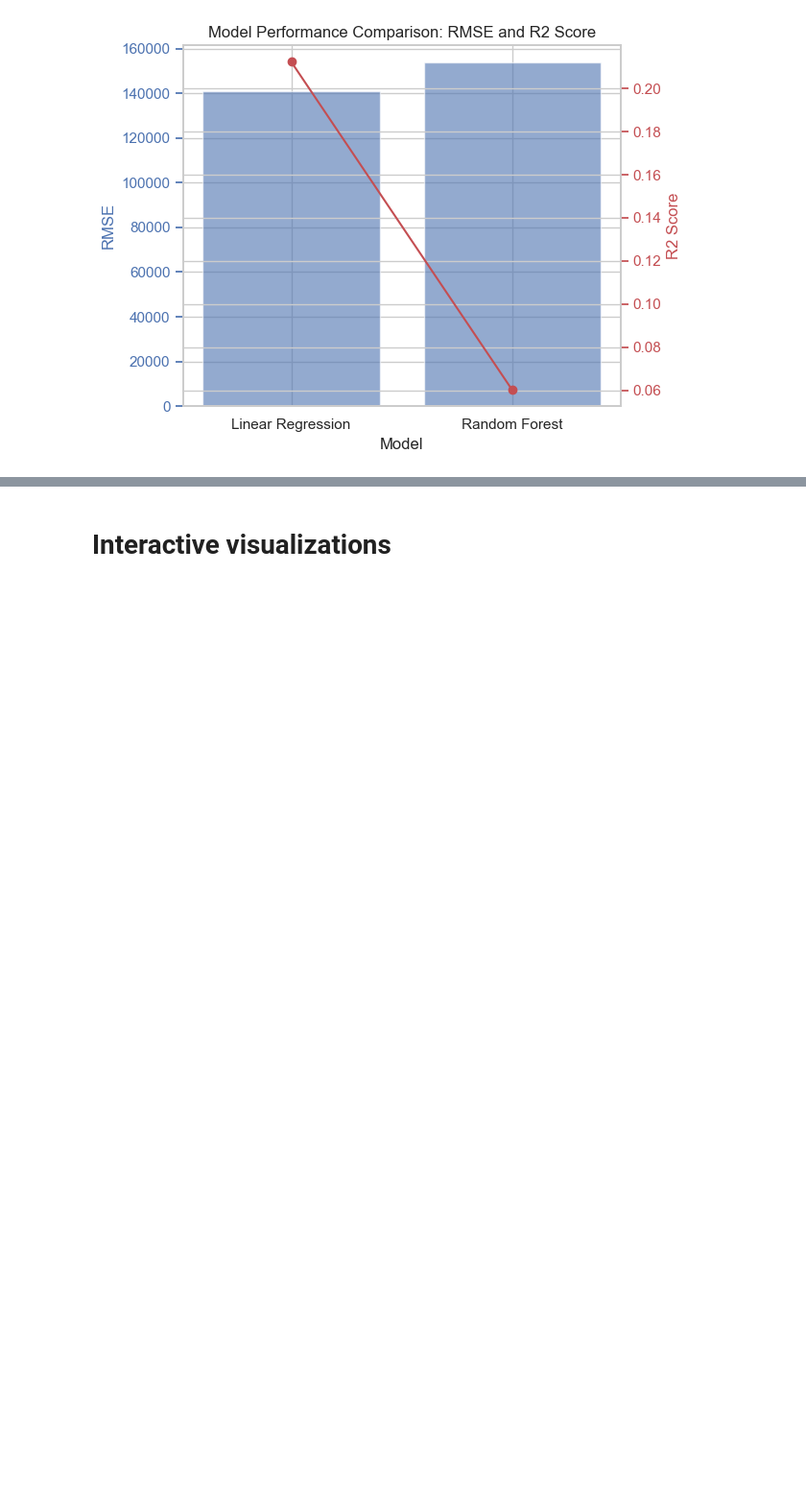
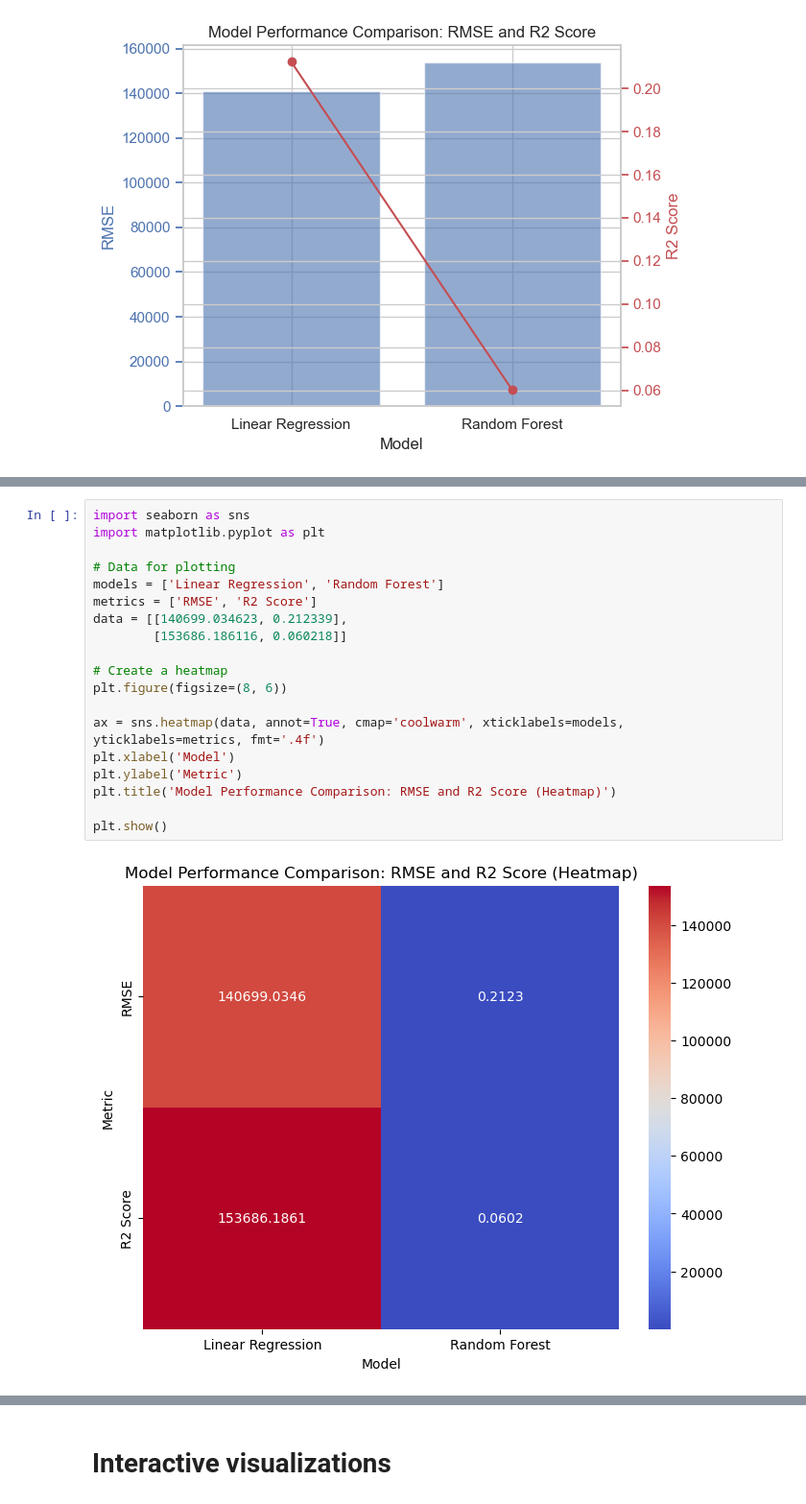
Before and after one commit to sba23022/sba23022, a Jupyter notebook: CA2_TransportFlowForecast_Analysis-checkpoint.ipynb, the cells around one changed output, grey strips where cells are left out. Shown at 96% size. Saved outputs shown, nothing was run; the diff lists cells and outputs as text; blank space fills up the shorter version.

```diff
--- a/CA2_TransportFlowForecast_Analysis-checkpoint.ipynb
+++ b/CA2_TransportFlowForecast_Analysis-checkpoint.ipynb
@@ -2131,0 +2250,21 @@ plt.show()
+# %%
+import seaborn as sns
+import matplotlib.pyplot as plt
+
+# Data for plotting
+models = ['Linear Regression', 'Random Forest']
+metrics = ['RMSE', 'R2 Score']
+data = [[140699.034623, 0.212339],
+        [153686.186116, 0.060218]]
+
+# Create a heatmap
+plt.figure(figsize=(8, 6))
+
+ax = sns.heatmap(data, annot=True, cmap='coolwarm', xticklabels=models, yticklabels=metrics, fmt='.4f')
+plt.xlabel('Model')
+plt.ylabel('Metric')
+plt.title('Model Performance Comparison: RMSE and R2 Score (Heatmap)')
+
+plt.show()
+# %% [output]
+[figure, added]
```
Also changed, not shown: parts of 16 cells of this notebook.
